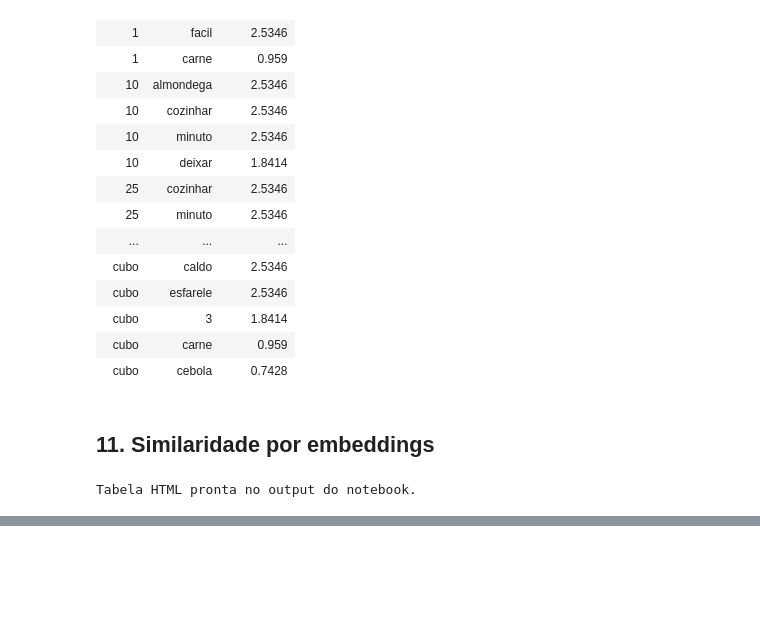
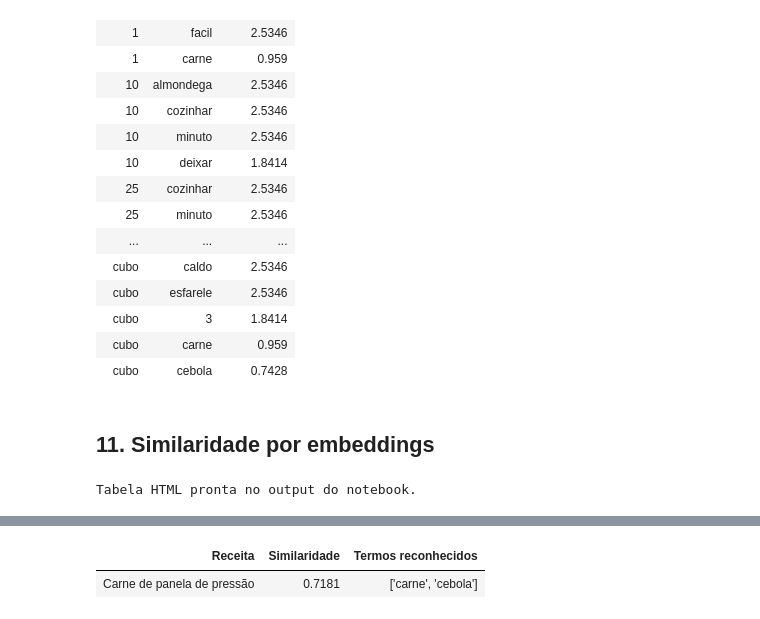
Before and after one commit to PHPacheco/Raspagem, a Jupyter notebook: notebooks/Trabalho PLN.ipynb, the cells around one changed output, grey strips where cells are left out. Drawn from its saved outputs; the diff is of its cells as text; code cells hidden in the pictures; blank space fills up the shorter version.

```diff
--- a/notebooks/Trabalho PLN.ipynb
+++ b/notebooks/Trabalho PLN.ipynb
@@ -313,0 +324,10 @@ Tabela HTML pronta no output do notebook.
+# %%
+consulta_semantica = 'carne com cebola'
+            connection = connect_database(DATABASE_PATH)
+            modelo_embeddings = load_latest_embedding_model(connection)
+            resultados_semanticos = semantic_search(modelo_embeddings, consulta_semantica, limit=5) if modelo_embeddings else []
+            connection.close()
+            display(HTML("Resultado da busca semântica já exibido no output."))
+# %% [output]
+| Receita | Similaridade | Termos reconhecidos |
+| Carne de panela de pressão | 0.7181 | ['carne', 'cebola'] |
```
Also changed, not shown: parts of 6 cells of this notebook, 3 other files.
